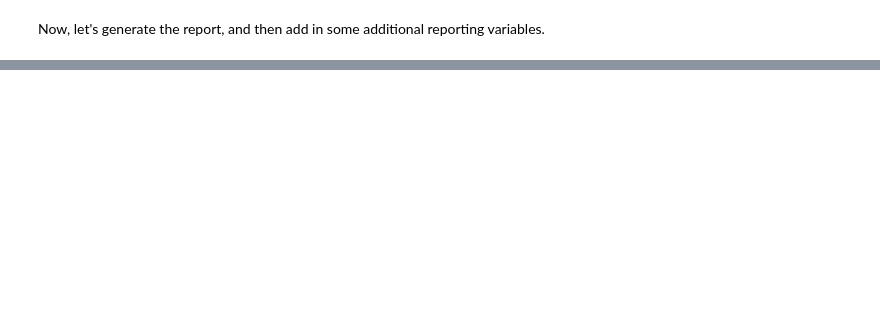
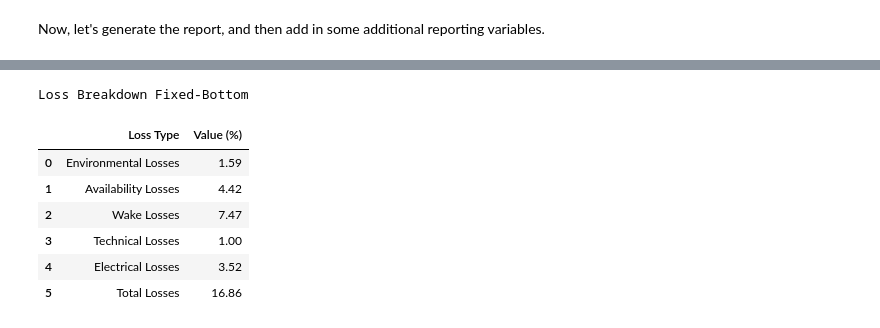
Before and after one commit to NREL/WAVES, a Jupyter notebook: examples/waves_example.ipynb, the cells around one changed output, grey strips where cells are left out. Saved outputs shown, nothing was run; the diff lists cells and outputs as text; code cells hidden in the pictures; blank space fills up the shorter version.

```diff
--- a/examples/waves_example.ipynb
+++ b/examples/waves_example.ipynb
@@ -437,0 +428,12 @@ report_df
+# %%
+print("Loss Breakdown Fixed-Bottom")
+project_fixed.energy_losses(losses_breakdown = True)
+# %% [output]
+Loss Breakdown Fixed-Bottom
+|  | Loss Type | Value (%) |
+| 0 | Environmental Losses | 1.59 |
+| 1 | Availability Losses | 4.42 |
+| 2 | Wake Losses | 7.47 |
+| 3 | Technical Losses | 1.00 |
+| 4 | Electrical Losses | 3.52 |
+| 5 | Total Losses | 16.86 |
```
Also changed, not shown: parts of 6 cells of this notebook, 8 other files.
